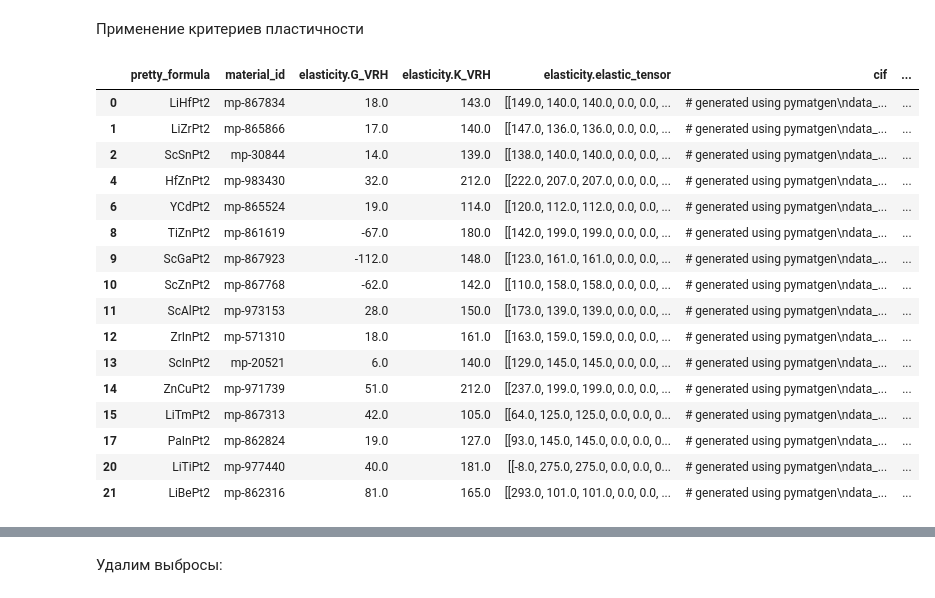
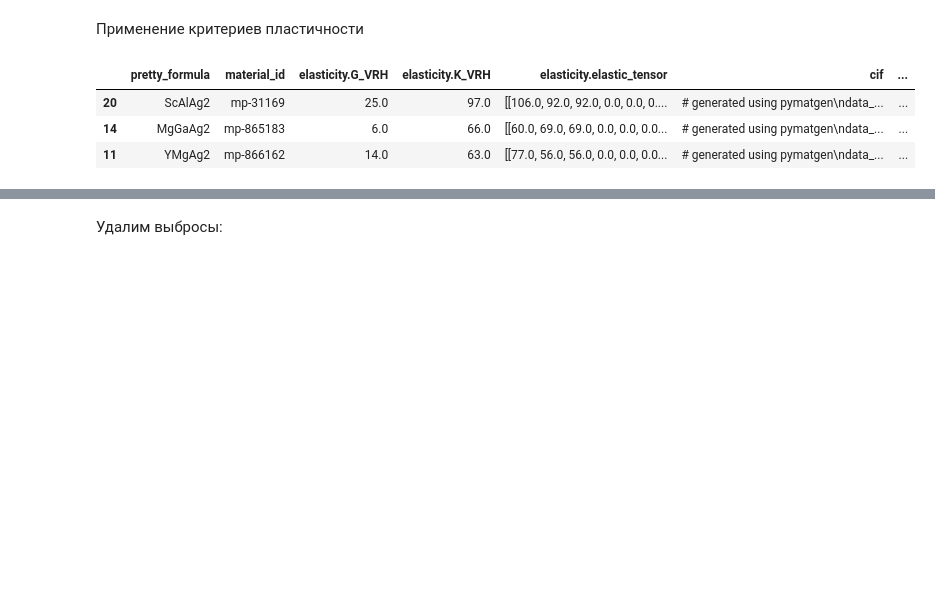
Before and after one commit to evan2s2/BonusWork_for_students, a Jupyter notebook: Practics_2.ipynb, the cells around one changed output, grey strips where cells are left out. Saved outputs shown, nothing was run; the diff lists cells and outputs as text; code cells hidden in the pictures; blank space fills up the shorter version.

```diff
--- a/Practics_2.ipynb
+++ b/Practics_2.ipynb
@@ -87,16 +84,16 @@ regex
 # %%
 data = {
     'criteria': {
-        'elements': {'$in':elements},       # elements that should be on formula
+        'elements': {'$in':(Y+Z)},       # elements that should be on formula
         'pretty_formula': {'$regex':regex},
         'elasticity':{'$exists':'true'},
         'nelements': 3,
         'spacegroup.symbol':'Fm-3m',         # Only structures appropriate to Heusler phases
 
         # Features for variants
-        'total_magnetization':{'$lt':0.1}, # MAGNETIC PROPERTIES
+#         'total_magnetization':{'$lt':0.1}, # MAGNETIC PROPERTIES
 #         'band_gap': {'$eq': 0.0},            # CONDUCTIVE PROPERTIES
-#         'e_above_hull':{'$eq':0.0},          # STABILITY
+        'e_above_hull':{'$eq':0.0},          # STABILITY
     },
     'properties': [
         'pretty_formula',           # STOICHIOMETRIC FORMULA
@@ -105,6 +102,7 @@ data = {
         'elasticity.K_VRH',         # Bulk moduli
         'elasticity.elastic_tensor', # Tensor
         'cif', # structure
+        'elements',
     ]
 }
 
@@ -119,4 +117,4 @@ Total samples found: 22
 # %%
-df = pd.DataFrame.from_dict(response_content['response'])
-df
+df_init = pd.DataFrame.from_dict(response_content['response'])
+df_init
 # %% [output]
@@ -139,0 +140,3 @@ df
+# %%
+mask = lambda x: [False if False in [False if not i in [regex.replace('2','')]+Y+Z else True for i in x] else True][0]
+print([regex.replace('2','')]+Y+Z)
@@ -139,0 +145,3 @@ df
+# %%
+df = df_init[df_init.elements.apply(mask)]
+print(f'Heusler samples: {df.shape[0]}')
@@ -189,25 +220,12 @@ df['Pc'] = df.c12 - df.c44
 # %%
 df_plastic = df[df.Pc > 0].copy()
 df_plastic = df_plastic[df_plastic['G/B'] < 0.5]
-df_plastic
+df_plastic.sample(3)
 # %% [output]
 |  | pretty_formula | material_id | elasticity.G_VRH | elasticity.K_VRH | elasticity.elastic_tensor | cif | ... |
-| 0 | LiHfPt2 | mp-867834 | 18.0 | 143.0 | [[149.0, 140.0, 140.0, 0.0, 0.0, ... | # generated using pymatgen\ndata_... | ... |
-| 1 | LiZrPt2 | mp-865866 | 17.0 | 140.0 | [[147.0, 136.0, 136.0, 0.0, 0.0, ... | # generated using pymatgen\ndata_... | ... |
-| 2 | ScSnPt2 | mp-30844 | 14.0 | 139.0 | [[138.0, 140.0, 140.0, 0.0, 0.0, ... | # generated using pymatgen\ndata_... | ... |
-| 4 | HfZnPt2 | mp-983430 | 32.0 | 212.0 | [[222.0, 207.0, 207.0, 0.0, 0.0, ... | # generated using pymatgen\ndata_... | ... |
-| 6 | YCdPt2 | mp-865524 | 19.0 | 114.0 | [[120.0, 112.0, 112.0, 0.0, 0.0, ... | # generated using pymatgen\ndata_... | ... |
-| 8 | TiZnPt2 | mp-861619 | -67.0 | 180.0 | [[142.0, 199.0, 199.0, 0.0, 0.0, ... | # generated using pymatgen\ndata_... | ... |
-| 9 | ScGaPt2 | mp-867923 | -112.0 | 148.0 | [[123.0, 161.0, 161.0, 0.0, 0.0, ... | # generated using pymatgen\ndata_... | ... |
-| 10 | ScZnPt2 | mp-867768 | -62.0 | 142.0 | [[110.0, 158.0, 158.0, 0.0, 0.0, ... | # generated using pymatgen\ndata_... | ... |
-| 11 | ScAlPt2 | mp-973153 | 28.0 | 150.0 | [[173.0, 139.0, 139.0, 0.0, 0.0, ... | # generated using pymatgen\ndata_... | ... |
-| 12 | ZrInPt2 | mp-571310 | 18.0 | 161.0 | [[163.0, 159.0, 159.0, 0.0, 0.0, ... | # generated using pymatgen\ndata_... | ... |
-| 13 | ScInPt2 | mp-20521 | 6.0 | 140.0 | [[129.0, 145.0, 145.0, 0.0, 0.0, ... | # generated using pymatgen\ndata_... | ... |
-| 14 | ZnCuPt2 | mp-971739 | 51.0 | 212.0 | [[237.0, 199.0, 199.0, 0.0, 0.0, ... | # generated using pymatgen\ndata_... | ... |
-| 15 | LiTmPt2 | mp-867313 | 42.0 | 105.0 | [[64.0, 125.0, 125.0, 0.0, 0.0, 0... | # generated using pymatgen\ndata_... | ... |
-| 17 | PaInPt2 | mp-862824 | 19.0 | 127.0 | [[93.0, 145.0, 145.0, 0.0, 0.0, 0... | # generated using pymatgen\ndata_... | ... |
-| 20 | LiTiPt2 | mp-977440 | 40.0 | 181.0 | [[-8.0, 275.0, 275.0, 0.0, 0.0, 0... | # generated using pymatgen\ndata_... | ... |
-| 21 | LiBePt2 | mp-862316 | 81.0 | 165.0 | [[293.0, 101.0, 101.0, 0.0, 0.0, ... | # generated using pymatgen\ndata_... | ... |
+| 20 | ScAlAg2 | mp-31169 | 25.0 | 97.0 | [[106.0, 92.0, 92.0, 0.0, 0.0, 0.... | # generated using pymatgen\ndata_... | ... |
+| 14 | MgGaAg2 | mp-865183 | 6.0 | 66.0 | [[60.0, 69.0, 69.0, 0.0, 0.0, 0.0... | # generated using pymatgen\ndata_... | ... |
+| 11 | YMgAg2 | mp-866162 | 14.0 | 63.0 | [[77.0, 56.0, 56.0, 0.0, 0.0, 0.0... | # generated using pymatgen\ndata_... | ... |
 # %%
 import matplotlib.pyplot as plt
 
```
Also changed, not shown: parts of 17 cells of this notebook, 1 other file.
